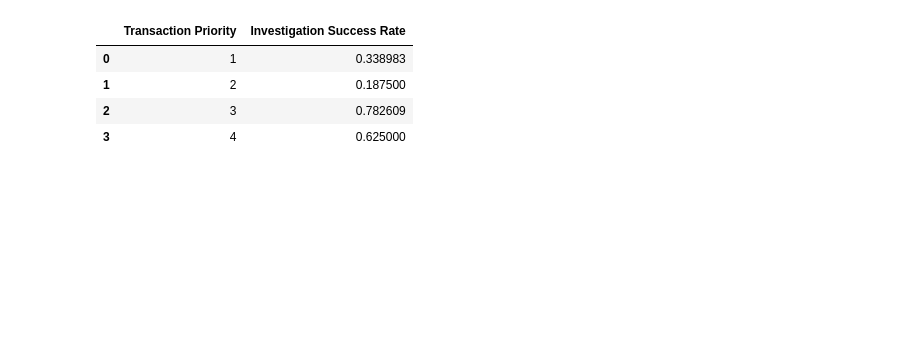
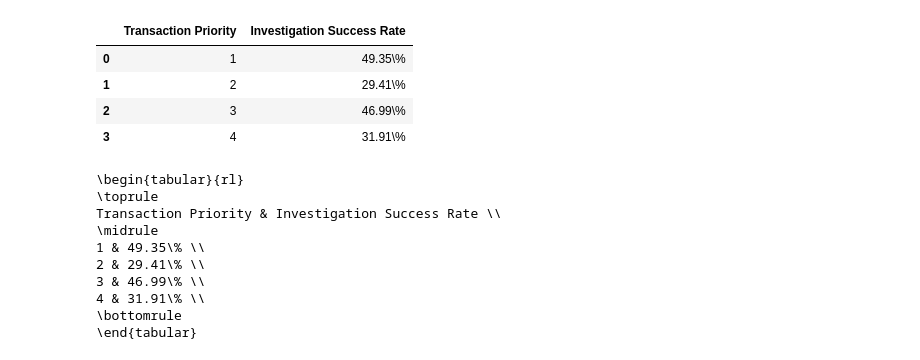
Before and after one commit to nicolastalia/mmcs_final, a Jupyter notebook: output_analyser.ipynb, the cells around one changed output. Drawn from its saved outputs; the diff is of its cells as text; code cells hidden in the pictures; blank space fills up the shorter version.

```diff
--- a/output_analyser.ipynb
+++ b/output_analyser.ipynb
@@ -1,11 +423,4 @@
 # %%
-#### Read Inputs ####
-
-import pandas as pd
-import numpy as np
-import random
-import math
-
-output = pd.read_csv('0-9days.csv')
-output = output.rename(columns={"loss_value": "Money spent + Loss from undetected scams", "gain_value": "Value of detected scams"})
+trained2 = pd.read_csv('!full model without month weights.csv')
+trained2 = trained2.rename(columns={"loss_value": "Hiring cost + Loss from undetected scams", "gain_value": "Value of detected scams"})
 # %%
@@ -15,15 +458,27 @@ plot = output.plot(x = "test_day", y = ["Value of detected scams", "Money spent
 # %%
-counts = output.iloc[:,3:11].sum(axis=0)
+counts = trained2.iloc[:,3:11].sum(axis=0)
 diction_rate = {"Transaction Priority": [1,2,3,4],
                 "Investigation Success Rate": [counts[0]/(counts[0] + counts[4]),
                                                counts[1]/(counts[1] + counts[5]),
                                                counts[2]/(counts[2] + counts[6]),
                                                counts[3]/(counts[3] + counts[7])]}
 success_rate_df = pd.DataFrame.from_dict(diction_rate)
-success_rate_df
+success_rate_df["Investigation Success Rate"] = success_rate_df["Investigation Success Rate"].apply(lambda x: "{:.2f}\%".format(x * 100))
+display(success_rate_df)
+print(success_rate_df.to_latex(index = False))
 # %% [output]
 |  | Transaction Priority | Investigation Success Rate |
-| 0 | 1 | 0.338983 |
-| 1 | 2 | 0.187500 |
-| 2 | 3 | 0.782609 |
-| 3 | 4 | 0.625000 |
+| 0 | 1 | 49.35\% |
+| 1 | 2 | 29.41\% |
+| 2 | 3 | 46.99\% |
+| 3 | 4 | 31.91\% |
+\begin{tabular}{rl}
+\toprule
+Transaction Priority & Investigation Success Rate \\
+\midrule
+1 & 49.35\% \\
+2 & 29.41\% \\
+3 & 46.99\% \\
+4 & 31.91\% \\
+\bottomrule
+\end{tabular}
```
Also changed, not shown: parts of 27 cells of this notebook, 3 other files.
